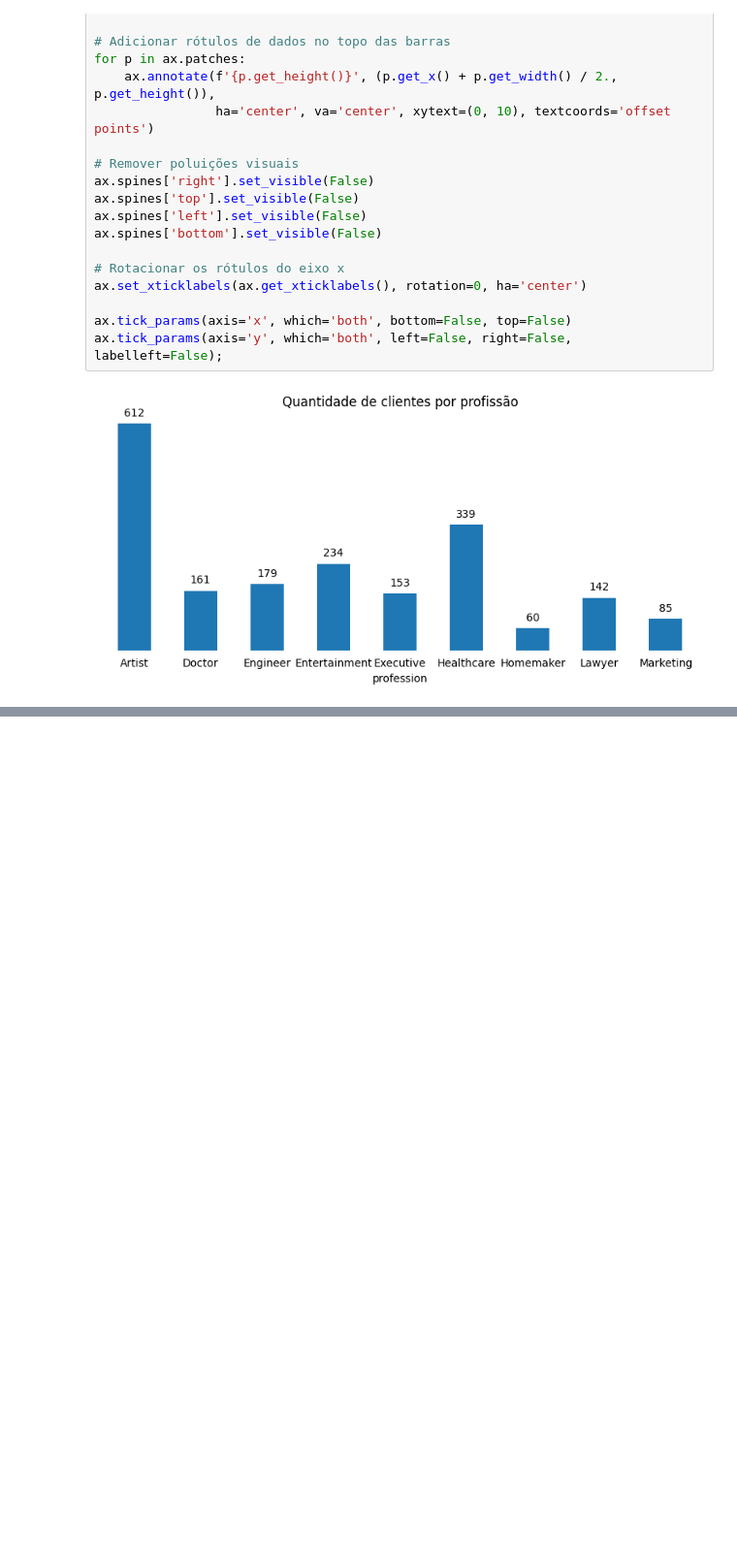
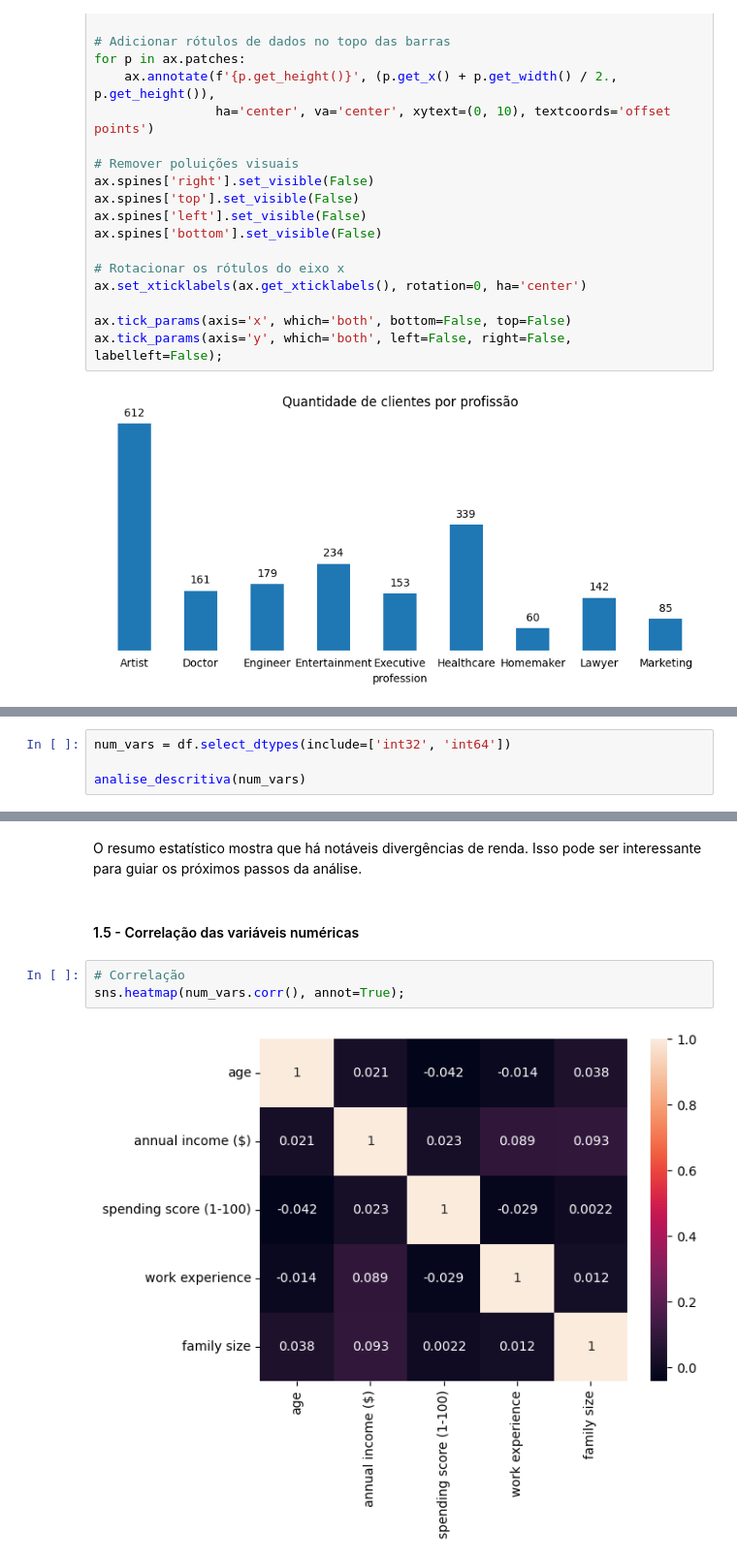
Before and after one commit to IHASCIONAL/EDA_e_segmentacao_de_publico, a Jupyter notebook: EDA.ipynb, the cells around one changed output, grey strips where cells are left out. Shown at 97% size. Cells and saved outputs as stored; diff of their text form; blank space fills up the shorter version.

```diff
--- a/EDA.ipynb
+++ b/EDA.ipynb
@@ -172,0 +215,4 @@ ax.tick_params(axis='y', which='both', left=False, right=False, labelleft=False)
+# %%
+num_vars = df.select_dtypes(include=['int32', 'int64'])
+
+analise_descritiva(num_vars)
@@ -172,0 +226,9 @@ ax.tick_params(axis='y', which='both', left=False, right=False, labelleft=False)
+# %% [markdown]
+O resumo estatístico mostra que há notáveis divergências de renda. Isso pode ser interessante para guiar os próximos passos da análise.
+# %% [markdown]
+#### 1.5 - Correlação das variáveis numéricas
+# %%
+# Correlação
+sns.heatmap(num_vars.corr(), annot=True);
+# %% [output]
+[figure, added]
```
Also changed, not shown: parts of 18 cells of this notebook.
